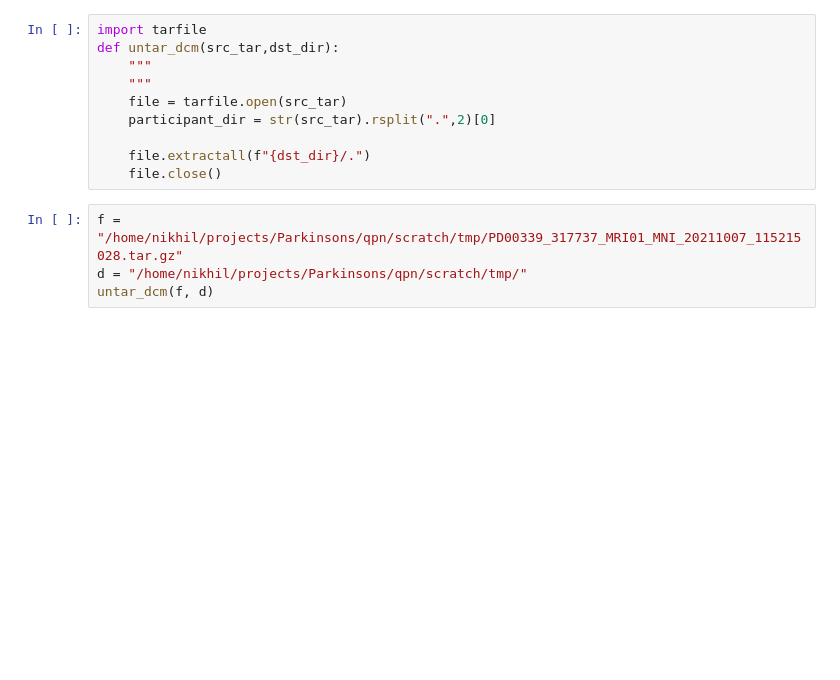
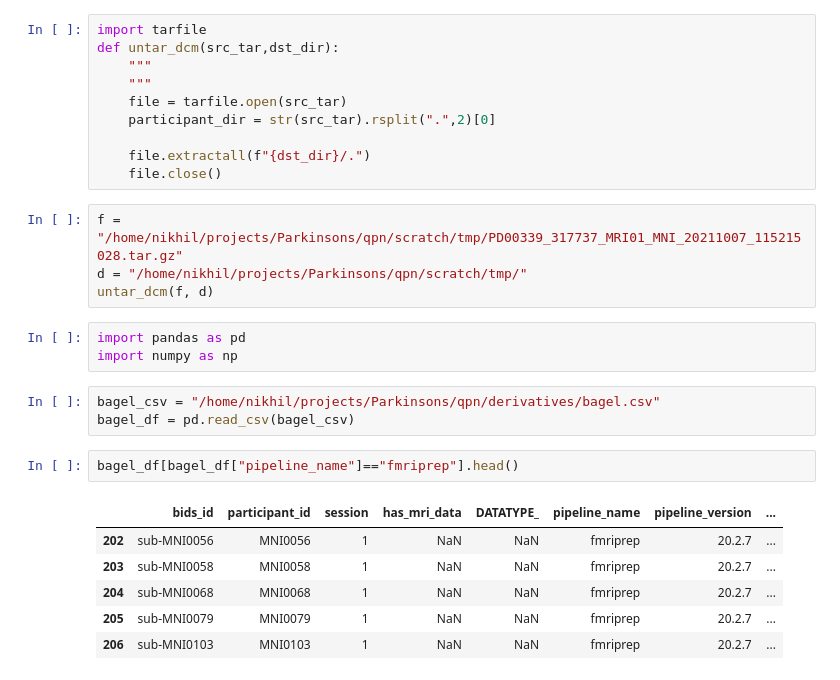
Before and after one commit to nipoppy/nipoppy, a Jupyter notebook: notebooks/proc_pipe_tracking.ipynb, the cells around one changed output. Drawn from its saved outputs; the diff is of its cells as text; blank space fills up the shorter version.

Commit message:
update qpn bagel generation notebook

```diff
--- a/notebooks/proc_pipe_tracking.ipynb
+++ b/notebooks/proc_pipe_tracking.ipynb
@@ -391,3 +391,18 @@ def untar_dcm(src_tar,dst_dir):
 f = "/home/nikhil/projects/Parkinsons/qpn/scratch/tmp/PD00339_317737_MRI01_MNI_20211007_115215028.tar.gz"
 d = "/home/nikhil/projects/Parkinsons/qpn/scratch/tmp/"
 untar_dcm(f, d)
+# %%
+import pandas as pd
+import numpy as np
+# %%
+bagel_csv = "/home/nikhil/projects/Parkinsons/qpn/derivatives/bagel.csv"
+bagel_df = pd.read_csv(bagel_csv)
+# %%
+bagel_df[bagel_df["pipeline_name"]=="fmriprep"].head()
+# %% [output]
+|  | bids_id | participant_id | session | has_mri_data | DATATYPE_ | pipeline_name | pipeline_version | ... |
+| 202 | sub-MNI0056 | MNI0056 | 1 | NaN | NaN | fmriprep | 20.2.7 | ... |
+| 203 | sub-MNI0058 | MNI0058 | 1 | NaN | NaN | fmriprep | 20.2.7 | ... |
+| 204 | sub-MNI0068 | MNI0068 | 1 | NaN | NaN | fmriprep | 20.2.7 | ... |
+| 205 | sub-MNI0079 | MNI0079 | 1 | NaN | NaN | fmriprep | 20.2.7 | ... |
+| 206 | sub-MNI0103 | MNI0103 | 1 | NaN | NaN | fmriprep | 20.2.7 | ... |
```
Also changed, not shown: parts of 3 cells of this notebook.
